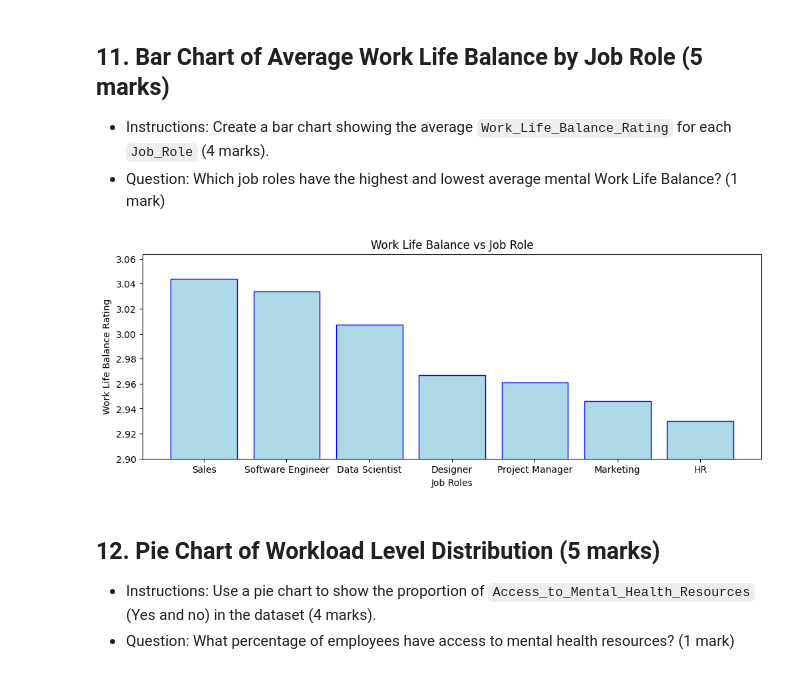
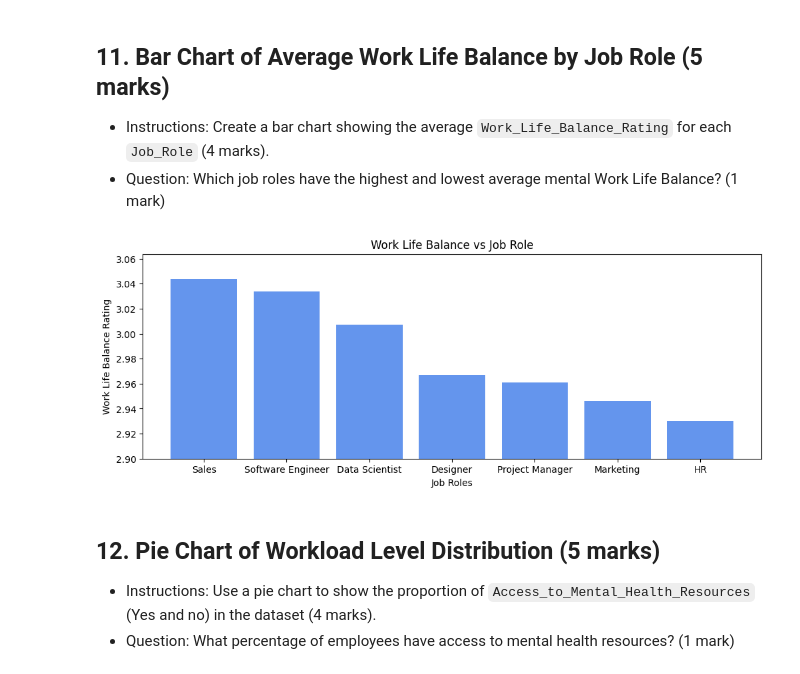
Before and after one commit to cybardev/ShiftKey-DataAnalytics, a Jupyter notebook: Assessment/Data_Analytics_with_Python_Assessment.ipynb, the cells around one changed output. Saved outputs shown, nothing was run; the diff lists cells and outputs as text; code cells hidden in the pictures.

```diff
--- a/Assessment/Data_Analytics_with_Python_Assessment.ipynb
+++ b/Assessment/Data_Analytics_with_Python_Assessment.ipynb
@@ -379,22 +376,26 @@ plt.show()
 - Question: Which job roles have the highest and lowest average mental Work Life Balance? (1 mark)
 # %%
 # Write code here
-wlb_rating_by_role = df.groupby("Job_Role").mean(numeric_only=True)["Work_Life_Balance_Rating"].sort_values(ascending=False)
+wlb_rating_by_role = (
+    df.groupby("Job_Role")
+    .mean(numeric_only=True)["Work_Life_Balance_Rating"]
+    .sort_values(ascending=False)
+)
 roles = wlb_rating_by_role.index
 ratings = wlb_rating_by_role.values
 
 plt.figure(figsize=(12, 4))
-plt.bar(roles, ratings, color="lightblue", edgecolor="blue")
+plt.bar(roles, ratings, color="cornflowerblue")
 plt.ylim(2.9, ratings.max() + 0.02)
 plt.title("Work Life Balance vs Job Role")
 plt.xlabel("Job Roles")
 plt.ylabel("Work Life Balance Rating")
 plt.show()
 
 # job with highest work-life balance rating: Sales
 # job with lowest work-life balance rating: HR
 # %% [output]
-[figure, old version]
+[figure, new version]
 # %% [markdown]
 ## 12. Pie Chart of Workload Level Distribution (5 marks)
 - Instructions: Use a pie chart to show the proportion of `Access_to_Mental_Health_Resources` (Yes and no) in the dataset (4 marks).
```
Also changed, not shown: parts of 11 cells of this notebook.
